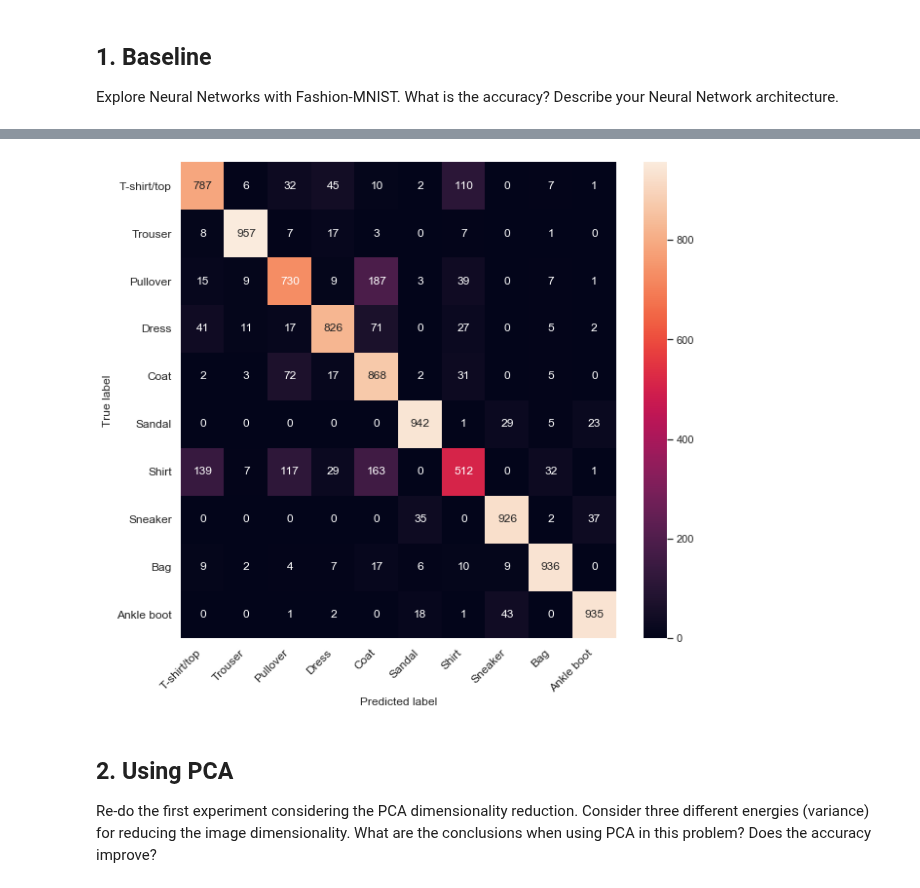
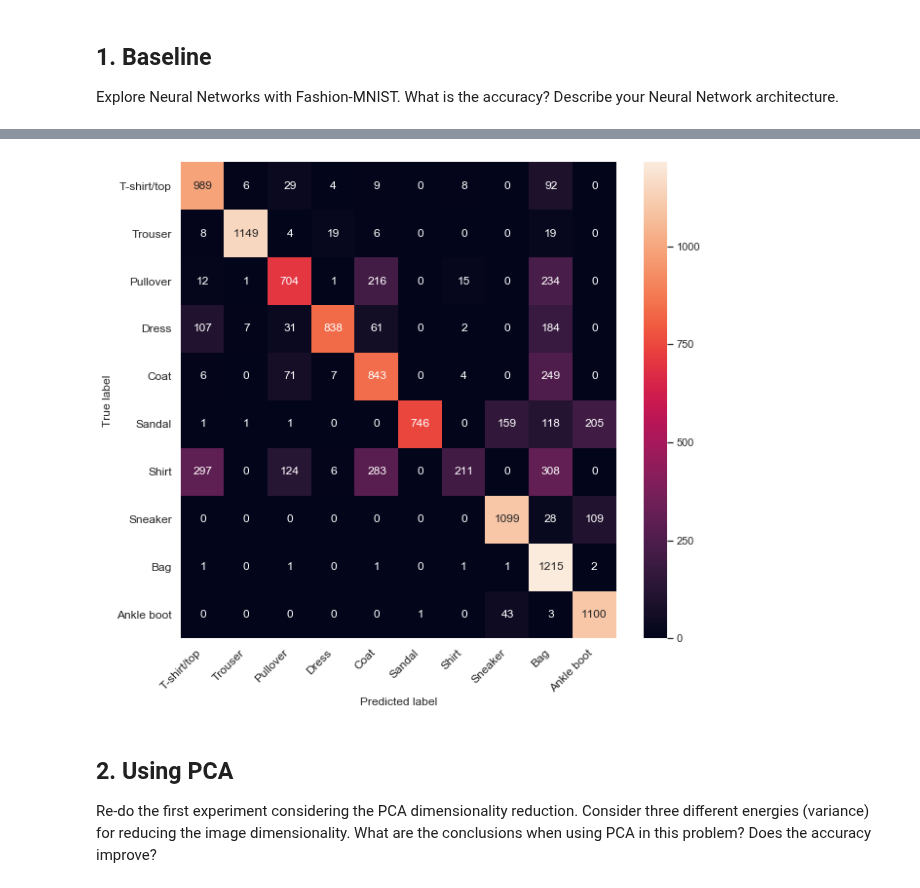
Before and after one commit to laurelkeys/machine-learning, a Jupyter notebook: assignment-3/preassignment/PreAssignment3.ipynb, the cells around one changed output, grey strips where cells are left out. Saved outputs shown, nothing was run; the diff lists cells and outputs as text; code cells hidden in the pictures.

```diff
--- a/assignment-3/preassignment/PreAssignment3.ipynb
+++ b/assignment-3/preassignment/PreAssignment3.ipynb
@@ -188,7 +256,7 @@ model = keras.Sequential([
 # %%
-# NOTE using 'sparse_categorical_crossentropy' instead of 'categorical_crossentropy' since `labels` isn't one-hot encoded
+# NOTE using 'categorical_crossentropy' since `labels` is a one-hot encoded vector
 model.compile(optimizer='adam',
-              loss='sparse_categorical_crossentropy',
+              loss='categorical_crossentropy',
               metrics=['accuracy'])
 # %%
 model.summary()
@@ -214,5 +275,0 @@ validation_frac = 0.2
-# %%
-history = model.fit(train_images, train_labels,
-                    epochs=n_epochs,
-                    batch_size=batch_size,
-                    validation_split=validation_frac).history
@@ -342,0 +276,2 @@ def print_cm(ys, ys_pred, class_names, figsize=(10, 9), fontsize=12):
+# %%
+history, best_model = train(model, X_train, Y_train, X_val, Y_val, n_epochs=64, batch_size=1024)
@@ -342,0 +298,2 @@ def print_cm(ys, ys_pred, class_names, figsize=(10, 9), fontsize=12):
+# %%
+ys_val_pred = best_model.predict(xs_val)
@@ -343,7 +304,7 @@ def print_cm(ys, ys_pred, class_names, figsize=(10, 9), fontsize=12):
 # %%
-print_cm(test_labels, np.argmax(predictions, axis=1), list(CLASS_NAME.values()))
+print_cm(ys_val, np.argmax(ys_val_pred, axis=1), CLASS_NAME)
 # %% [output]
-[figure, old version]
+[figure, new version]
 # %% [markdown]
 ## 2. Using PCA
 Re-do the ﬁrst experiment considering the PCA dimensionality reduction. Consider three diﬀerent energies (variance) for reducing the image dimensionality. What are the conclusions when using PCA in this problem? Does the accuracy improve?
```
Also changed, not shown: parts of 28 cells of this notebook, 1 other file.
